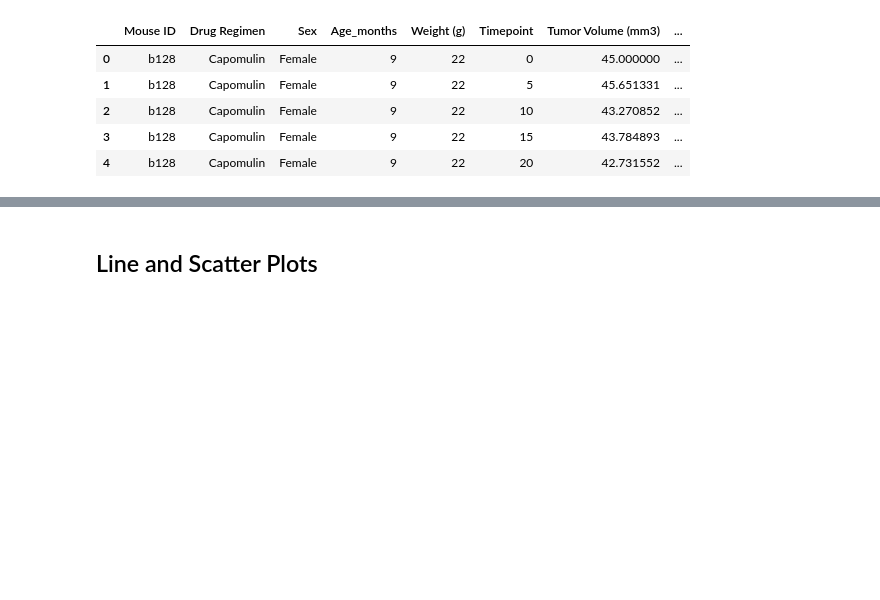
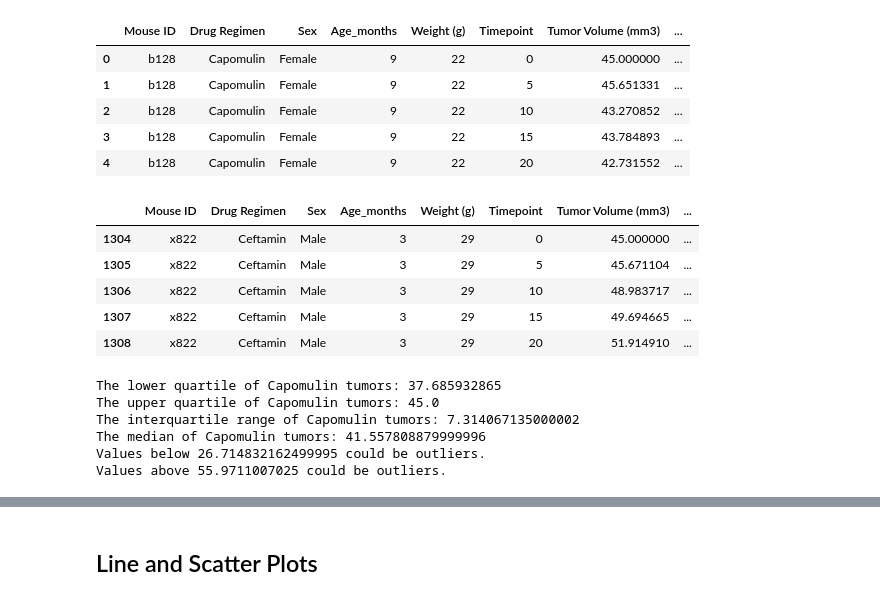
Before and after one commit to wycislo/Pymaceuticals, a Jupyter notebook: PyMaceuticals.ipynb, the cells around one changed output, grey strips where cells are left out. Cells and saved outputs as stored; diff of their text form; code cells hidden in the pictures; blank space fills up the shorter version.

```diff
--- a/PyMaceuticals.ipynb
+++ b/PyMaceuticals.ipynb
@@ -291,41 +291,33 @@ mouse_time_df.head()
 # %%
 # Put treatments into a list for for loop (and later for plot labels)
 # new_mouse_df
 
 four_drug_list = ['Capomulin', 'Ramicane', 'Infubinol', 'Ceftamin']
 
 
 # Create empty list to fill with tumor vol data (for plotting)
 tumor_vol_data =[]
 
 # Calculate the IQR and quantitatively determine if there are any potential outliers.
 
 
 
 
 
-    # Locate the rows which contain mice on each drug and get the tumor volumes
+    # Locate the rows which contain mice on each drug and get the tumor volumes for the max timepoint
 
-capomulin_df = new_mouse_df.loc[new_mouse_df["Drug Regimen"] == 'Capomulin']
+capomulin_df = mouse_time_df.loc[mouse_time_df["Drug Regimen"] == 'Capomulin']
 capomulin_df.head()
-ramicane_df = new_mouse_df.loc[new_mouse_df["Drug Regimen"] == 'Ramicane']
-#ramicane_df.head()
-infubinol_df = new_mouse_df.loc[new_mouse_df["Drug Regimen"] == 'Infubinol']
-#infubinol_df.head()
-ceftamin_df = new_mouse_df.loc[new_mouse_df["Drug Regimen"] == 'Ceftamin']
-#ceftamin_df.head()
-
-
-
-    # add subset
-#mouse_max_tp_capomulin_df = pd.DataFrame(capomulin_df.groupby('Mouse ID')['Timepoint'].max())
-#mouse_max_tp_capomulin_df
-#new_mouse_df
-
-# convert series to dataframe
-
-# merge series with dataframe
-
-
-
-    # Determine outliers using upper and lower bounds
+ramicane_df = mouse_time_df.loc[mouse_time_df["Drug Regimen"] == 'Ramicane']
+ramicane_df.head()
+infubinol_df = mouse_time_df.loc[mouse_time_df["Drug Regimen"] == 'Infubinol']
+infubinol_df.head()
+ceftamin_df = mouse_time_df.loc[mouse_time_df["Drug Regimen"] == 'Ceftamin']
+ceftamin_df.head()
+# %% [output]
+|  | Mouse ID | Drug Regimen | Sex | Age_months | Weight (g) | Timepoint | Tumor Volume (mm3) | ... |
+| 1304 | x822 | Ceftamin | Male | 3 | 29 | 0 | 45.000000 | ... |
+| 1305 | x822 | Ceftamin | Male | 3 | 29 | 5 | 45.671104 | ... |
+| 1306 | x822 | Ceftamin | Male | 3 | 29 | 10 | 48.983717 | ... |
+| 1307 | x822 | Ceftamin | Male | 3 | 29 | 15 | 49.694665 | ... |
+| 1308 | x822 | Ceftamin | Male | 3 | 29 | 20 | 51.914910 | ... |
@@ -333,0 +324,30 @@ ceftamin_df = new_mouse_df.loc[new_mouse_df["Drug Regimen"] == 'Ceftamin']
+# %%
+# Determine outliers using upper and lower bounds
+# capomulin
+
+capomulin_tumors = capomulin_df["Tumor Volume (mm3)"]
+quartiles = capomulin_tumors.quantile([.25,.5,.75])
+quartiles
+
+lowerq = quartiles[0.25]
+upperq = quartiles[0.75]
+iqr = upperq-lowerq
+
+
+print(f"The lower quartile of Capomulin tumors: {lowerq}")
+print(f"The upper quartile of Capomulin tumors: {upperq}")
+print(f"The interquartile range of Capomulin tumors: {iqr}")
+print(f"The median of Capomulin tumors: {quartiles[0.5]} ")
+
+lower_bound = lowerq - (1.5*iqr)
+upper_bound = upperq + (1.5*iqr)
+
+print(f"Values below {lower_bound} could be outliers.")
+print(f"Values above {upper_bound} could be outliers.")
+# %% [output]
+The lower quartile of Capomulin tumors: 37.685932865
+The upper quartile of Capomulin tumors: 45.0
+The interquartile range of Capomulin tumors: 7.314067135000002
+The median of Capomulin tumors: 41.557808879999996
+Values below 26.714832162499995 could be outliers.
+Values above 55.9711007025 could be outliers.
```
Also changed, not shown: parts of 9 cells of this notebook.
